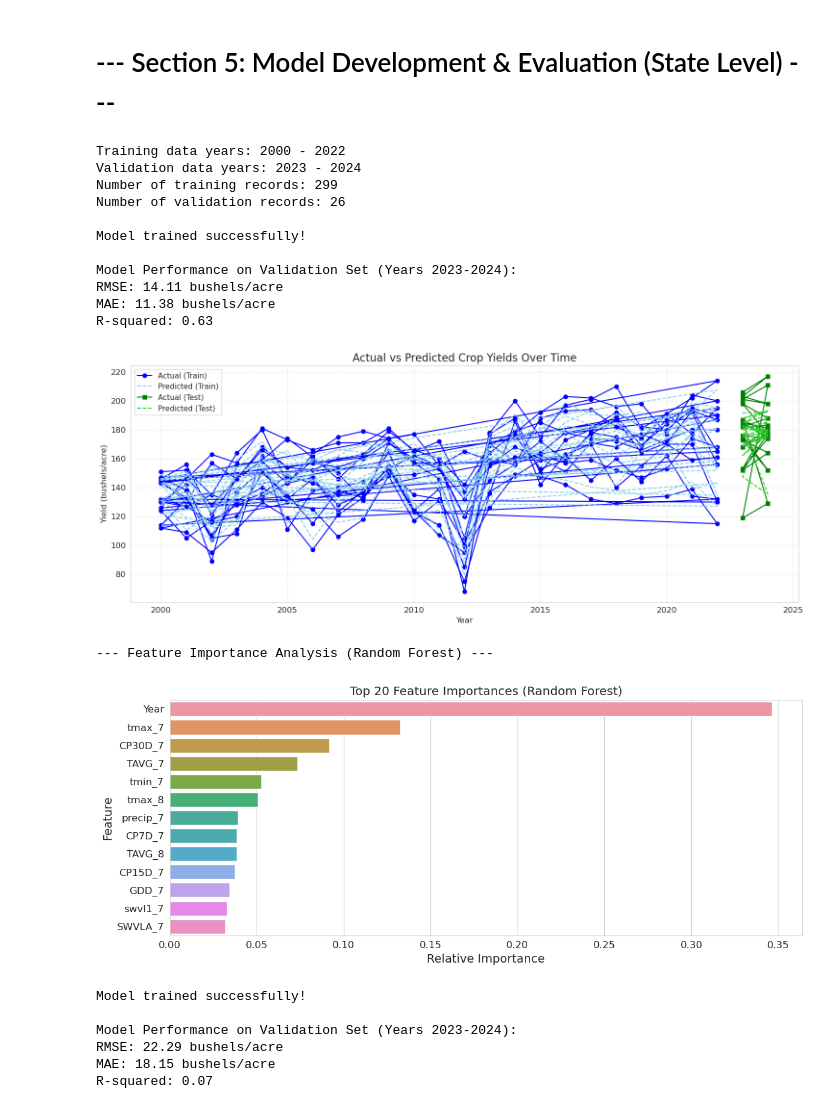
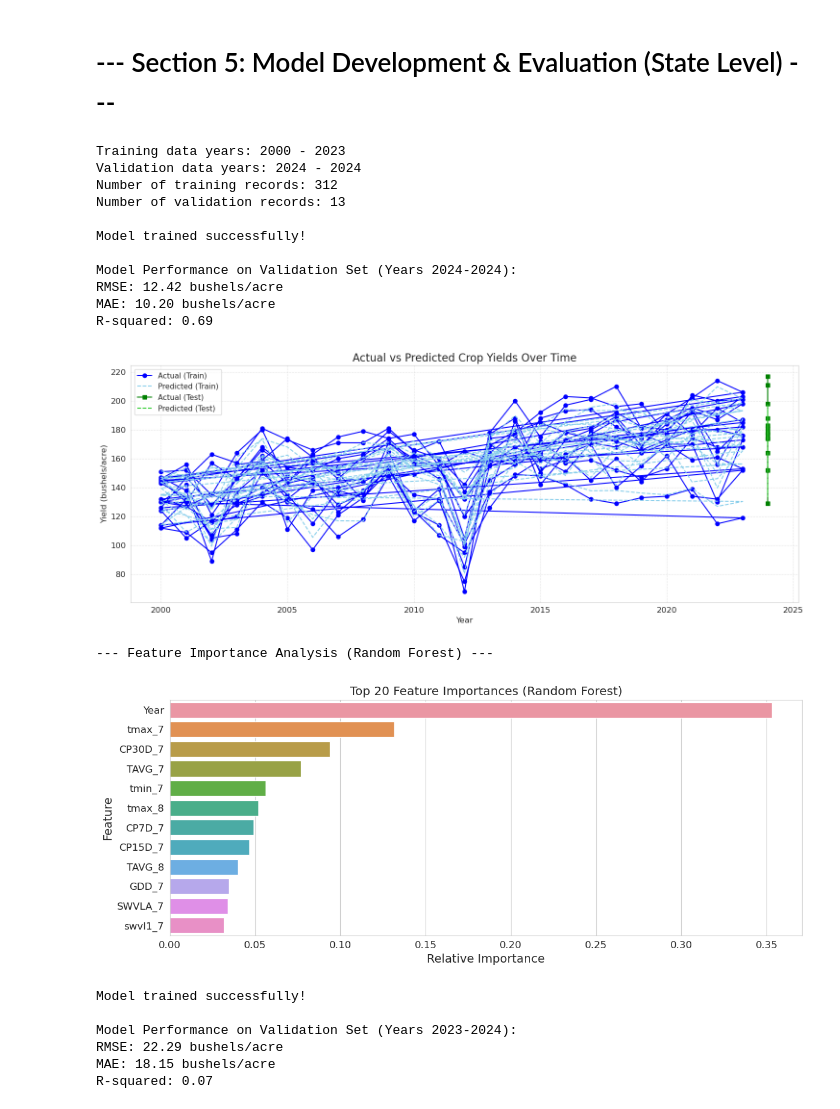
Before and after one commit to glorymary96/Yield-Prediction-Model, a Jupyter notebook: corn_yield_prediction.ipynb, the cells around one changed output. Cells and saved outputs as stored; diff of their text form; code cells hidden in the pictures.

```diff
--- a/corn_yield_prediction.ipynb
+++ b/corn_yield_prediction.ipynb
@@ -636,9 +636,6 @@ GROWING_SEASON_END_MONTH = 11  # November
 # %%
 # Function to calculate Growing Degree Days (GDD)
 # Base Temperature: 10C, Cap Temperature: 30C for corn
-
-wx_hist_df = weather.copy()
-
 
 def calculate_gdd(tmax, tmin, t_base=10, t_cap=30):
     # Cap TMAX at T_CAP
@@ -654,32 +651,31 @@ def calculate_gdd(tmax, tmin, t_base=10, t_cap=30):
 def calculate_heat_stress_days(tmax, threshold=32):  # Days above 32C
     return (tmax > threshold).astype(int)
 
-wx_hist_df["CP7D"] = wx_hist_df["precip"].rolling(7).sum()
-wx_hist_df["CP15D"] = wx_hist_df["precip"].rolling(15).sum()
-wx_hist_df["CP30D"] = wx_hist_df["precip"].rolling(30).sum()
-wx_hist_df["SWVLA"] = 0.5*(wx_hist_df["swvl1"]+wx_hist_df["swvl2"])
-wx_hist_df["CP7DS"] = wx_hist_df["CP7D"]**2
-wx_hist_df["TAVG"] = 0.5*(wx_hist_df["tmax"]+wx_hist_df["tmin"])
+weather["CP7D"] = weather["precip"].rolling(7).sum()
+weather["CP15D"] = weather["precip"].rolling(15).sum()
+weather["CP30D"] = weather["precip"].rolling(30).sum()
+weather["SWVLA"] = 0.5*(weather["swvl1"]+weather["swvl2"])
+weather["CP7DS"] = weather["CP7D"]**2
+weather["TAVG"] = 0.5*(weather["tmax"]+weather["tmin"])
 
 # Filter weather data for the growing season
-wx_gs_df = wx_hist_df[
-    (wx_hist_df["Date"].dt.month >= GROWING_SEASON_START_MONTH)
-    & (wx_hist_df["Date"].dt.month <= GROWING_SEASON_END_MONTH)
+weather = weather[
+    (weather["Date"].dt.month >= GROWING_SEASON_START_MONTH)
+    & (weather["Date"].dt.month <= GROWING_SEASON_END_MONTH)
 ].copy()  # Use .copy() to avoid SettingWithCopyWarning
 
 # Calculate daily GDD and Heat Stress indicators
-wx_gs_df["GDD"] = calculate_gdd(wx_gs_df["tmax"], wx_gs_df["tmin"])
-wx_gs_df["Heat_Stress"] = calculate_heat_stress_days(wx_gs_df["tmax"])
-
+weather["GDD"] = calculate_gdd(weather["tmax"], weather["tmin"])
+weather["Heat_Stress"] = calculate_heat_stress_days(weather["tmax"])
 
 # Calculate per state features
-wx_gs_df = wx_gs_df.groupby(["Date", "State"]).mean(numeric_only=True).reset_index()
-wx_gs_df["Month"] = wx_gs_df["Date"].dt.month
+weather = weather.groupby(["Date", "State"]).mean(numeric_only=True).reset_index()
+weather["Month"] = weather["Date"].dt.month
 
-wx_gs_df["Year"] = wx_gs_df["Date"].dt.year
+weather["Year"] = weather["Date"].dt.year
 # %%
 modeling_df = pd.melt(
-    wx_gs_df,
+    weather,
     id_vars=["Date", "State", "Year", "Month"],  # keep these as identifiers
     value_vars=[
         "tmax",
@@ -855,11 +851,8 @@ target = "Yield_bu_acre"
 X = modeling_df[features]
 y = modeling_df[target]
 
-# Split data into training and evaluation sets
-X_train_eval = X[X["Year"] < 2024]
-y_train_eval = y[X["Year"] < 2024]
 
-train_years_end = 2022
+train_years_end = 2023
 X_train = X[X["Year"] <= train_years_end]
 y_train = y[X["Year"] <= train_years_end]
 
@@ -899,42 +892,42 @@ plt.plot(
     model.predict(X_train),
     "--",
     label="Predicted (Train)",
     color="skyblue",
 )
 
 # Plot validation/test data
 plt.plot(X_val["Year"], y_val, label="Actual (Test)", color="green", marker="s")
 plt.plot(
     X_val["Year"],
     model.predict(X_val),
     "--",
     label="Predicted (Test)",
     color="limegreen",
 )
 
 # Labels and title
 plt.title("Actual vs Predicted Crop Yields Over Time", fontsize=16)
 plt.xlabel("Year", fontsize=12)
 plt.ylabel("Yield (bushels/acre)", fontsize=12)
 
 # Grid, legend, and layout
 plt.grid(True, linestyle="--", alpha=0.5)
 plt.legend(loc="best", fontsize=11)
 plt.tight_layout()
 plt.show()
 # %% [output]
-Training data years: 2000 - 2022
-Validation data years: 2023 - 2024
-Number of training records: 299
-Number of validation records: 26
+Training data years: 2000 - 2023
+Validation data years: 2024 - 2024
+Number of training records: 312
+Number of validation records: 13
 
 Model trained successfully!
 
-Model Performance on Validation Set (Years 2023-2024):
-RMSE: 14.11 bushels/acre
-MAE: 11.38 bushels/acre
-R-squared: 0.63
+Model Performance on Validation Set (Years 2024-2024):
+RMSE: 12.42 bushels/acre
+MAE: 10.20 bushels/acre
+R-squared: 0.69
-[figure, old version]
+[figure, new version]
 # %%
 # --- Feature Importance Analysis (Random Forest) ---
 print("\n--- Feature Importance Analysis (Random Forest) ---")
@@ -964,7 +957,7 @@ plt.tight_layout()
 plt.show()
 # %% [output]
 --- Feature Importance Analysis (Random Forest) ---
-[figure, old version]
+[figure, new version]
 # %%
 # Assume df is your merged DataFrame with weather and yield data
 df = modeling_df.copy()
```
Also changed, not shown: parts of 3 cells of this notebook.
